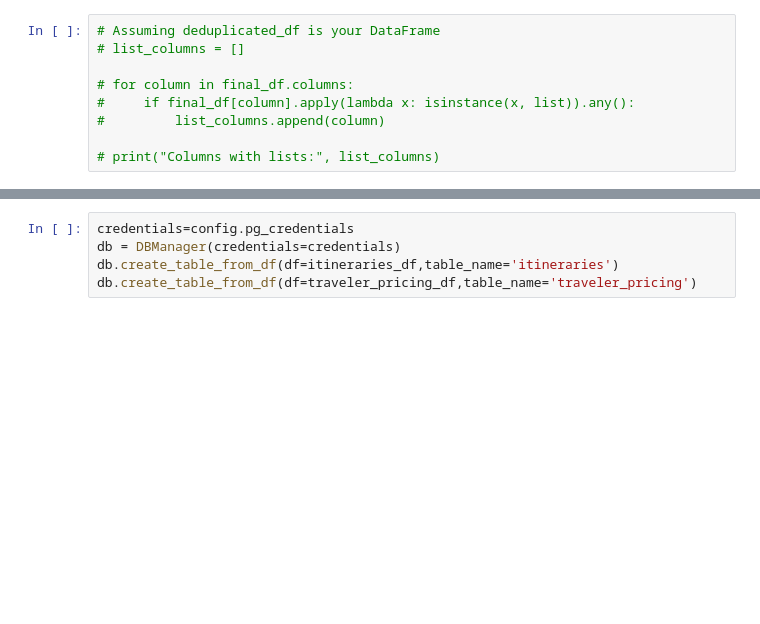
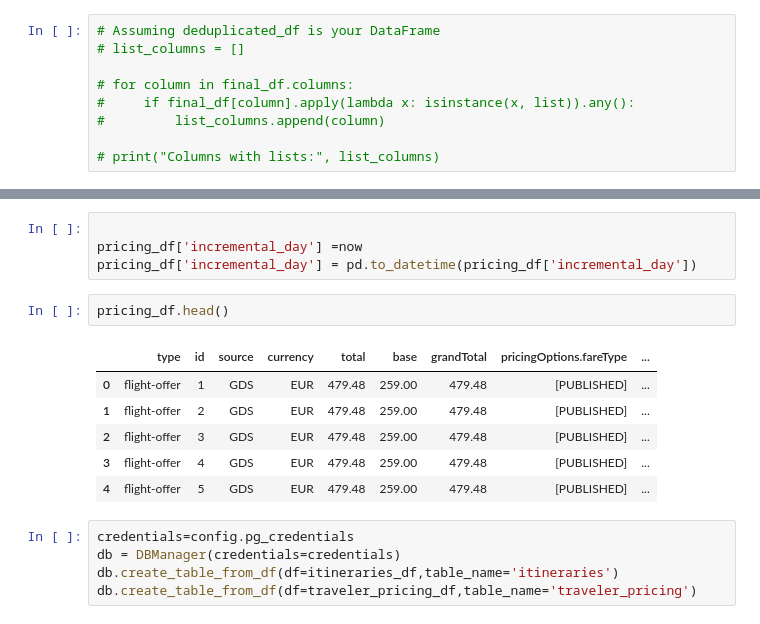
Before and after one commit to Sharvesh12/Flights-extension-MVP, a Jupyter notebook: flights_alerts.ipynb, the cells around one changed output, grey strips where cells are left out. Saved outputs shown, nothing was run; the diff lists cells and outputs as text; blank space fills up the shorter version.

```diff
--- a/flights_alerts.ipynb
+++ b/flights_alerts.ipynb
@@ -444,3 +431,16 @@ traveler_pricing_df['incremental_day'] = pd.to_datetime(traveler_pricing_df['inc
+# %%
+
+pricing_df['incremental_day'] =now
+pricing_df['incremental_day'] = pd.to_datetime(pricing_df['incremental_day'])
+# %%
+pricing_df.head()
+# %% [output]
+|  | type | id | source | currency | total | base | grandTotal | pricingOptions.fareType | ... |
+| 0 | flight-offer | 1 | GDS | EUR | 479.48 | 259.00 | 479.48 | [PUBLISHED] | ... |
+| 1 | flight-offer | 2 | GDS | EUR | 479.48 | 259.00 | 479.48 | [PUBLISHED] | ... |
+| 2 | flight-offer | 3 | GDS | EUR | 479.48 | 259.00 | 479.48 | [PUBLISHED] | ... |
+| 3 | flight-offer | 4 | GDS | EUR | 479.48 | 259.00 | 479.48 | [PUBLISHED] | ... |
+| 4 | flight-offer | 5 | GDS | EUR | 479.48 | 259.00 | 479.48 | [PUBLISHED] | ... |
 # %%
 credentials=config.pg_credentials
 db = DBManager(credentials=credentials)
```
Also changed, not shown: parts of 13 cells of this notebook.
